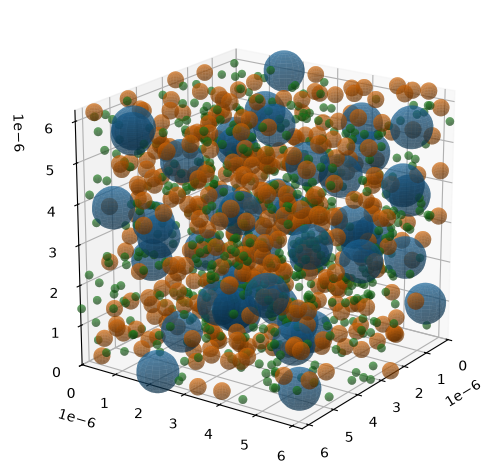
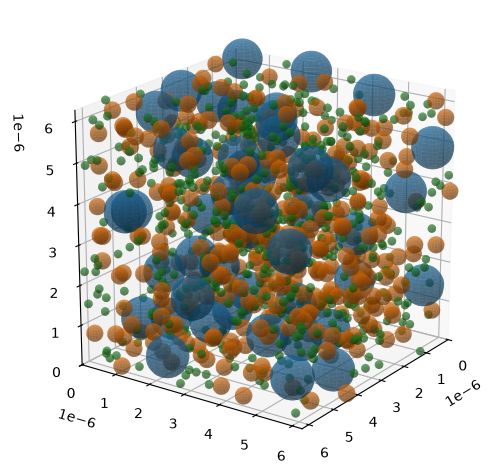
Unified diff of the notebook cell whose output changed from the first chart to the second:
--- before
+++ after
@@ -1 +1 @@
-_ = box.plot_with_matplotlib()
+_ = box.plot(backend="matplotlib")

Commit: Implement code changes to enhance functionality and improve performance